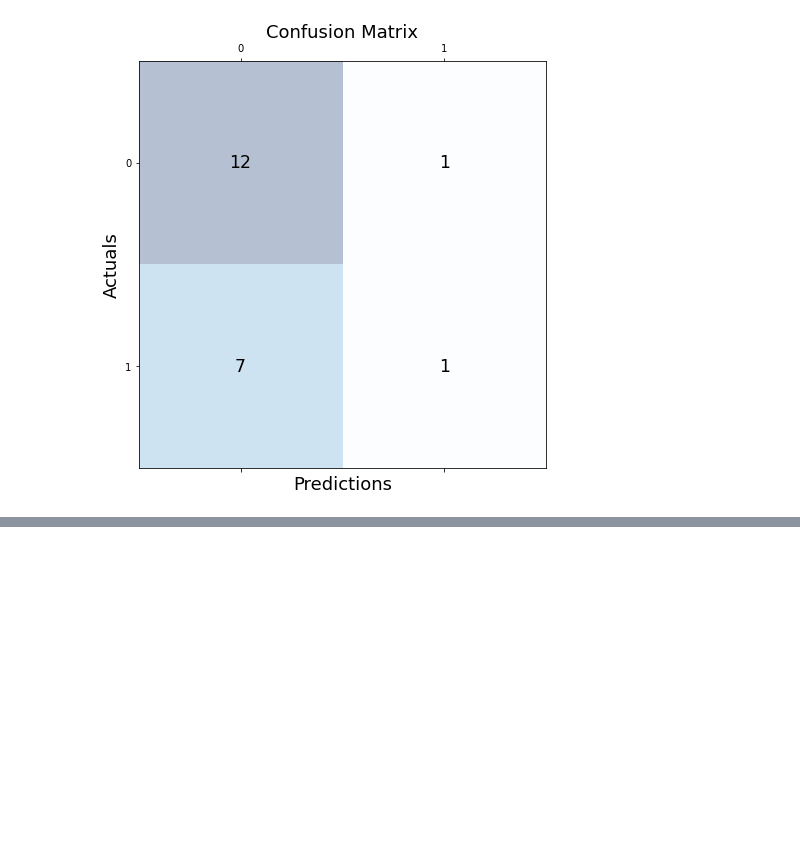
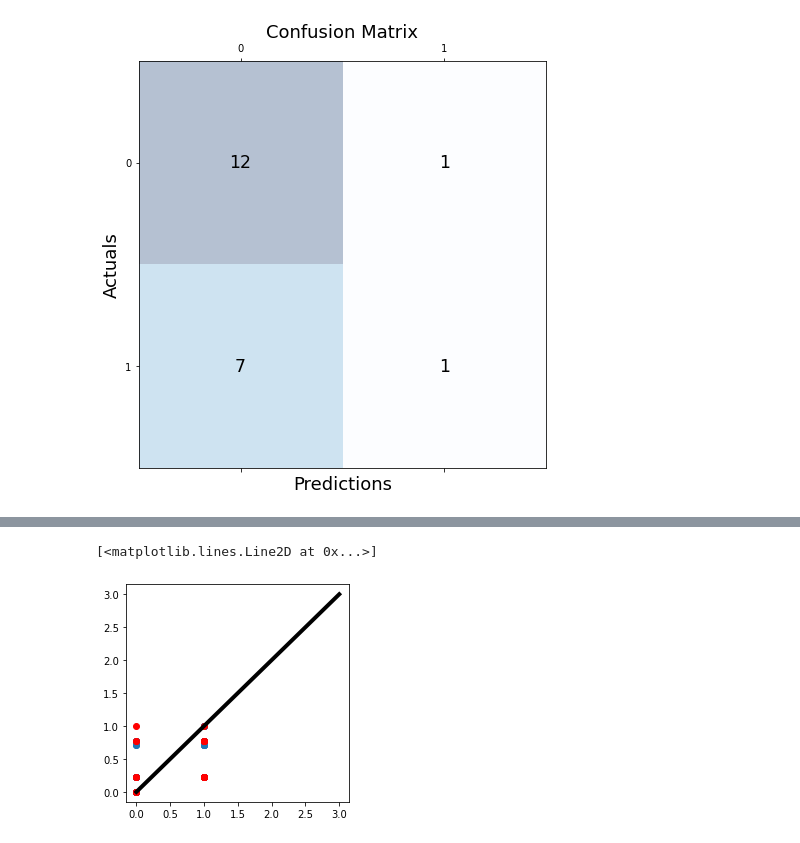
Before and after one commit to 1mimiiha/Homework2, a Jupyter notebook: notebook/example.ipynb, the cells around one changed output, grey strips where cells are left out. Saved outputs shown, nothing was run; the diff lists cells and outputs as text; code cells hidden in the pictures; blank space fills up the shorter version.

```diff
--- a/notebook/example.ipynb
+++ b/notebook/example.ipynb
@@ -238,0 +313,12 @@ plt.show()
+# %%
+dt_train=dt.predict(x)
+dt_test=dt.predict(test_x)
+# %%
+plt.figure(figsize=(4,4))
+
+plt.scatter(y, dt_train)
+plt.scatter(test_y, dt_test,color='r')
+plt.plot([0,3],[0,3],lw=4,color='black')
+# %% [output]
+[<matplotlib.lines.Line2D at 0x...>]
+[figure, added]
```
Also changed, not shown: parts of 19 cells of this notebook.
